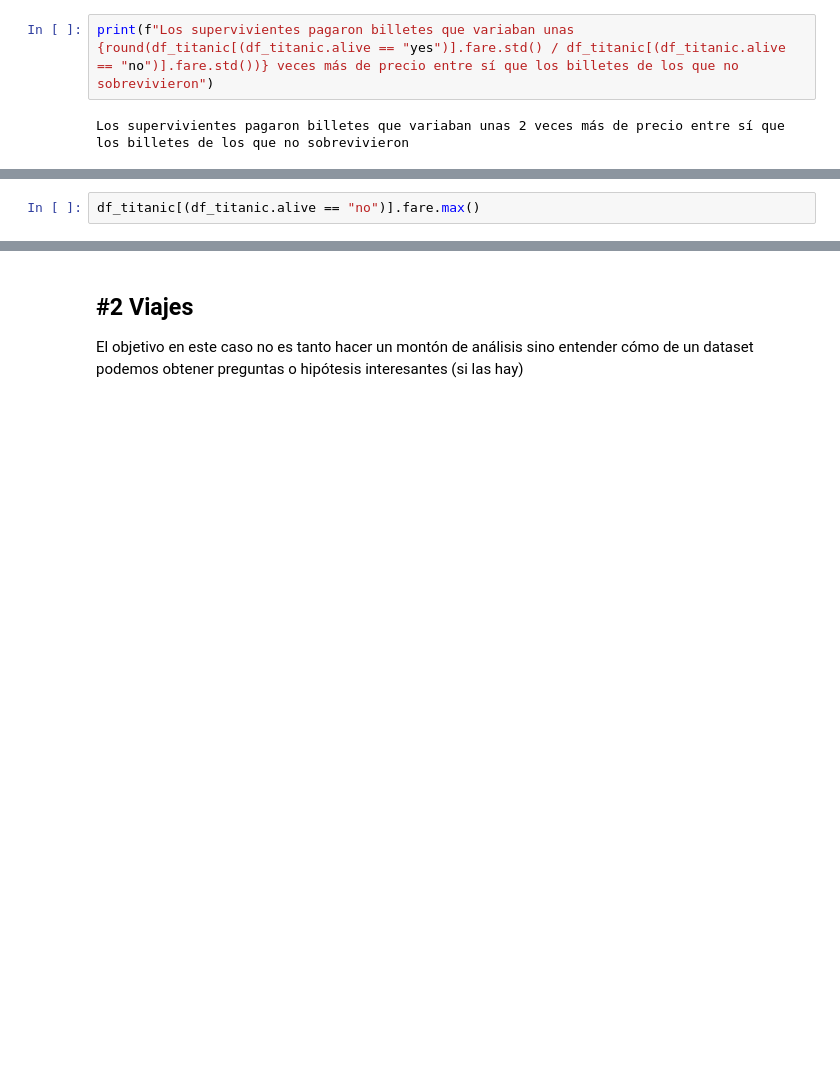
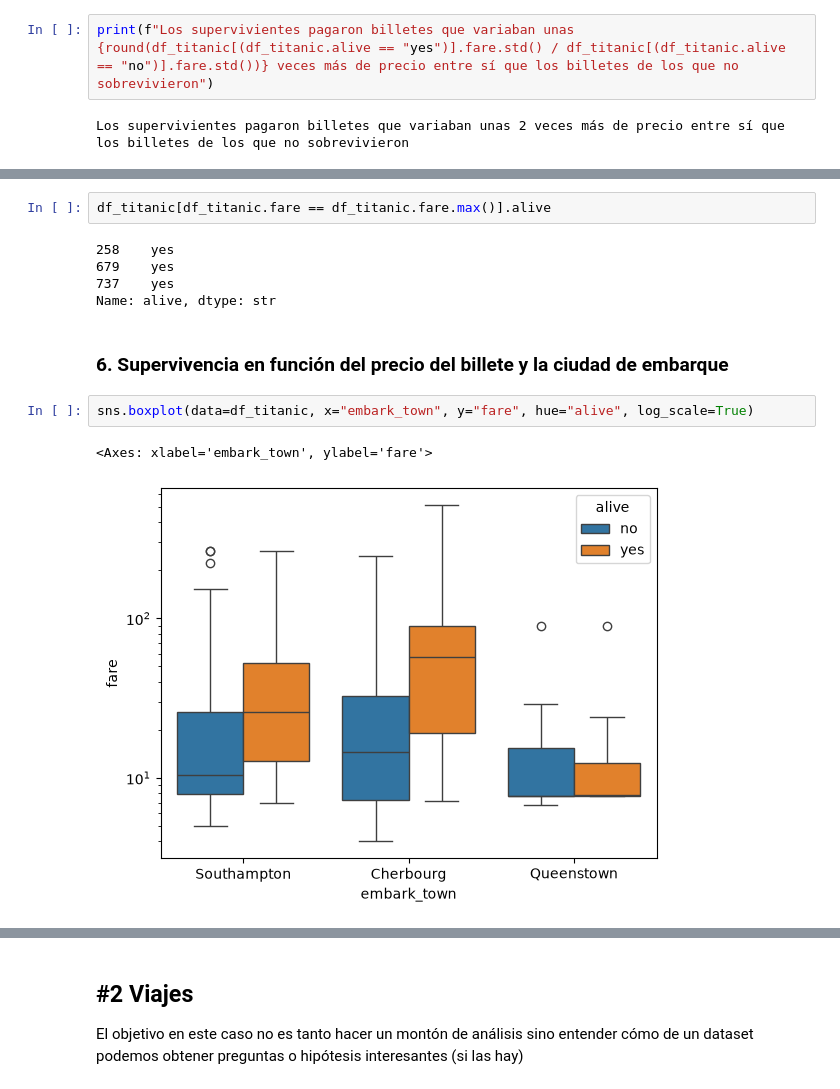
Before and after one commit to AlejandraVelascoSanchezVillares/0926_ds_thebridge_ft, a Jupyter notebook: 2-Analytics/4-Mates para DS/Ejercicios/Practica_Multivariante.ipynb, the cells around one changed output, grey strips where cells are left out. Drawn from its saved outputs; the diff is of its cells as text; blank space fills up the shorter version.

```diff
--- a/2-Analytics/4-Mates para DS/Ejercicios/Practica_Multivariante.ipynb
+++ b/2-Analytics/4-Mates para DS/Ejercicios/Practica_Multivariante.ipynb
@@ -261,2 +276,14 @@ df_titanic[(df_titanic.alive == "yes")].fare.min()
 # %%
-df_titanic[(df_titanic.alive == "no")].fare.max()
+df_titanic[df_titanic.fare == df_titanic.fare.max()].alive
+# %% [output]
+258    yes
+679    yes
+737    yes
+Name: alive, dtype: str
+# %% [markdown]
+### 6. Supervivencia en función del precio del billete y la ciudad de embarque
+# %%
+sns.boxplot(data=df_titanic, x="embark_town", y="fare", hue="alive", log_scale=True)
+# %% [output]
+<Axes: xlabel='embark_town', ylabel='fare'>
+[figure, added]
```
Also changed, not shown: parts of 32 cells of this notebook, 1 other file.
